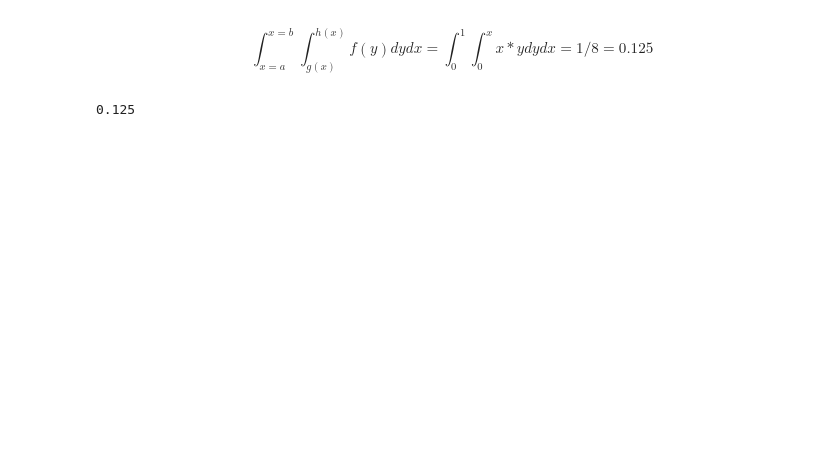
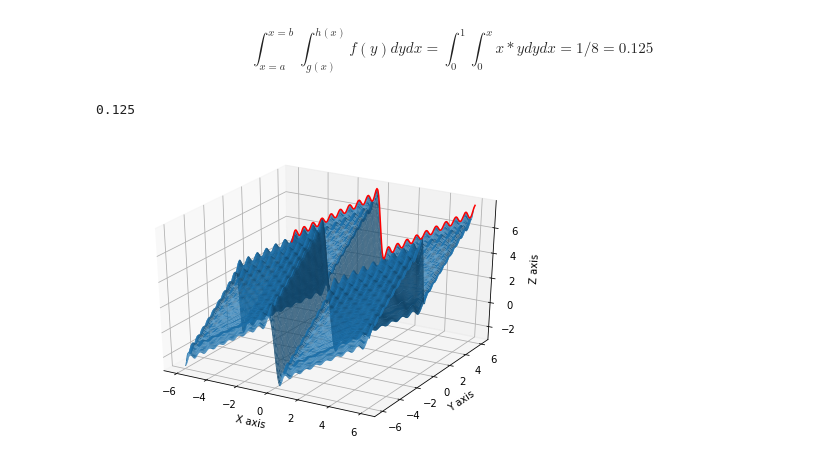
Before and after one commit to kennethsharman/PHYS_481, a Jupyter notebook: Reference/Double Fourier Series.ipynb, the cells around one changed output. Saved outputs shown, nothing was run; the diff lists cells and outputs as text; code cells hidden in the pictures; blank space fills up the shorter version.

Commit message:
Plotting Dbl Fourier Series

```diff
--- a/Reference/Double Fourier Series.ipynb
+++ b/Reference/Double Fourier Series.ipynb
@@ -47,0 +75,30 @@ doubleIntegral(f, 0.0, 1.0, g, h)
+# %%
+x_vals = np.linspace(-6, 6, 200)
+y_vals = np.linspace(-6, 6, 200)
+X, Y = np.meshgrid(x_vals, y_vals)
+Z = F(X, Y, 10, 10)
+
+y_constant = np.zeros(200) + 6
+Xc, Yc = np.meshgrid(x_vals, y_constant)
+Zc = F(Xc, Yc, 10, 10)
+
+from mpl_toolkits.mplot3d import Axes3D
+
+ax = Axes3D( plt.figure() ) #
+
+# If you have a small array then we need to use all points in it
+# Python cheats when plotting so we may need the last two arguments
+ax.plot_surface(X, Y, Z, rstride=1, cstride=1)
+ax.plot(Xc[0], Yc[0], Zc[0], color='red')
+
+# Tweaking display region and labels
+#ax.set_xlim(-7, 7)
+#ax.set_ylim(-7, 7)
+#ax.set_zlim(-3, 8)
+ax.set_xlabel('X axis')
+ax.set_ylabel('Y axis')
+ax.set_zlabel('Z axis')
+
+plt.show()
+# %% [output]
+[figure, added]
```
Also changed, not shown: parts of 4 cells of this notebook.
